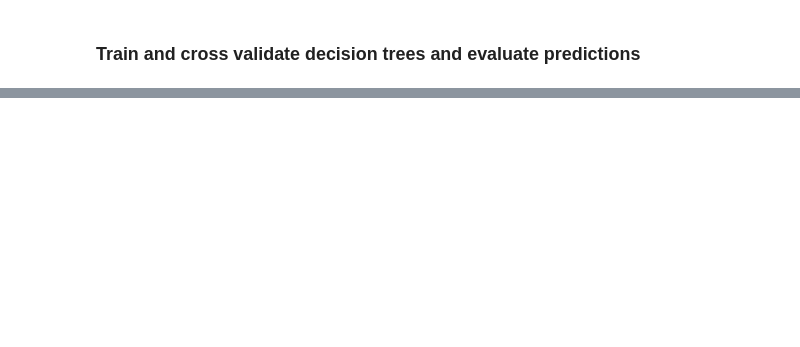
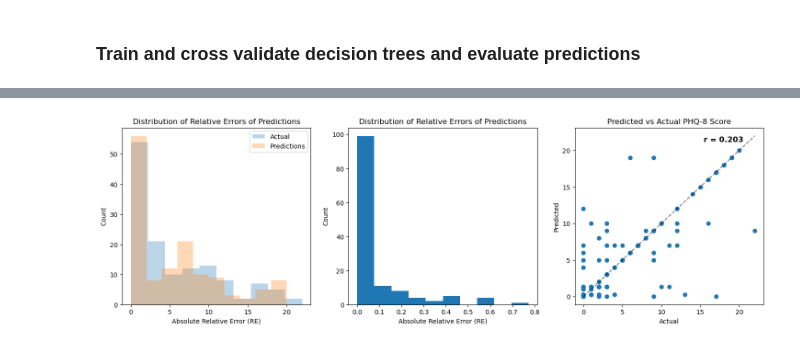
Before and after one commit to NoahBSchwartz/ML_HW_4, a Jupyter notebook: questions_a-b/ML_HW_4_ab.ipynb, the cells around one changed output, grey strips where cells are left out. Cells and saved outputs as stored; diff of their text form; code cells hidden in the pictures; blank space fills up the shorter version.

```diff
--- a/questions_a-b/ML_HW_4_ab.ipynb
+++ b/questions_a-b/ML_HW_4_ab.ipynb
@@ -353,0 +427,28 @@ plt.show()
+# %%
+# Plot distribution of relative errors in PHQ-8 among all participants
+all_best_preds = best_overall_model.predict(X)
+best_overall_re_list = [calc_re(pred, act) for pred, act in zip(all_best_preds, y.values)]
+
+# Visualize data and errors
+fig, axs = plt.subplots(1,3,figsize=(18,5))
+axs[0].hist(y.values, alpha=0.3, label="Actual")
+axs[0].hist(all_best_preds, alpha=0.3, label="Predictions")
+axs[0].set_xlabel("Absolute Relative Error (RE)")
+axs[0].set_ylabel("Count")
+axs[0].set_title("Distribution of Relative Errors of Predictions")
+axs[0].legend()
+
+axs[1].hist(best_overall_re_list, bins=10)
+axs[1].set_xlabel("Absolute Relative Error (RE)")
+axs[1].set_ylabel("Count")
+axs[1].set_title("Distribution of Relative Errors of Predictions")
+
+axs[2].plot([0,22],[0,22],linestyle='--',color='k',alpha=0.5)
+axs[2].scatter(y.values, all_best_preds)
+axs[2].text(x=18, y=21, s=f"r = {test_r:.3f}", ha='center', va='bottom', fontsize=12, fontweight='bold')
+axs[2].set_xlabel("Actual")
+axs[2].set_ylabel("Predicted")
+axs[2].set_title("Predicted vs Actual PHQ-8 Score")
+plt.show()
+# %% [output]
+[figure, added]
```
Also changed, not shown: parts of 21 cells of this notebook.
